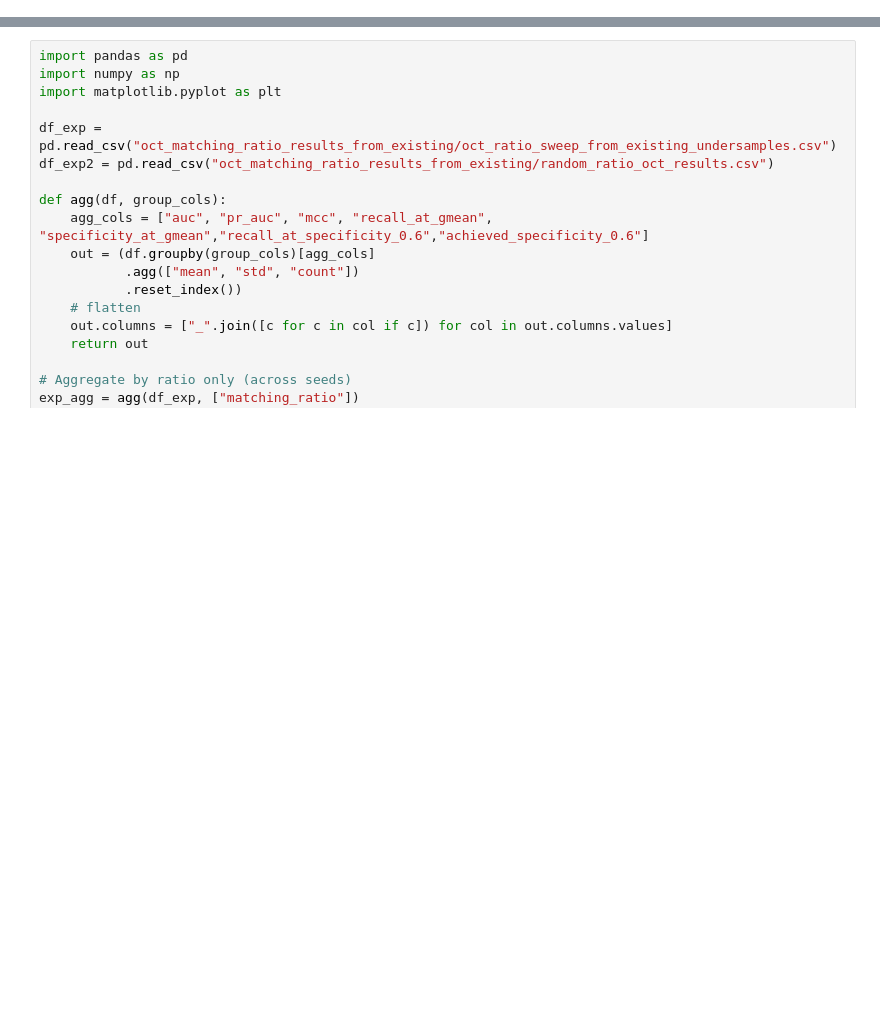
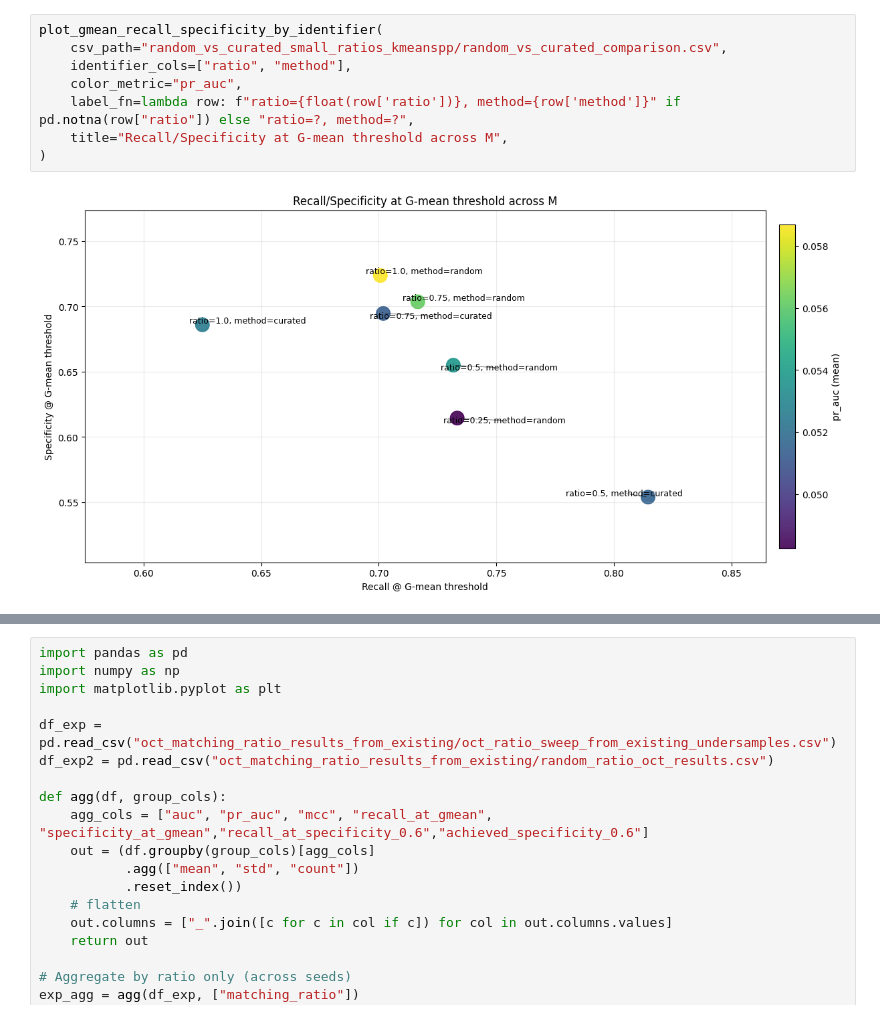
Before and after one commit to cat2510/optimization_guided_curation_ICML, a Jupyter notebook: msk_analysis/plot_recall.ipynb, the cells around one changed output, grey strips where cells are left out. Drawn from its saved outputs; the diff is of its cells as text; blank space fills up the shorter version.

```diff
--- a/msk_analysis/plot_recall.ipynb
+++ b/msk_analysis/plot_recall.ipynb
@@ -0,0 +403,10 @@
+# %%
+plot_gmean_recall_specificity_by_identifier(
+    csv_path="random_vs_curated_small_ratios_kmeanspp/random_vs_curated_comparison.csv",
+    identifier_cols=["ratio", "method"],
+    color_metric="pr_auc",
+    label_fn=lambda row: f"ratio={float(row['ratio'])}, method={row['method']}" if pd.notna(row["ratio"]) else "ratio=?, method=?",
+    title="Recall/Specificity at G-mean threshold across M",
+)
+# %% [output]
+[figure, added]
```
Also changed, not shown: parts of 10 cells of this notebook, 14 other files.
